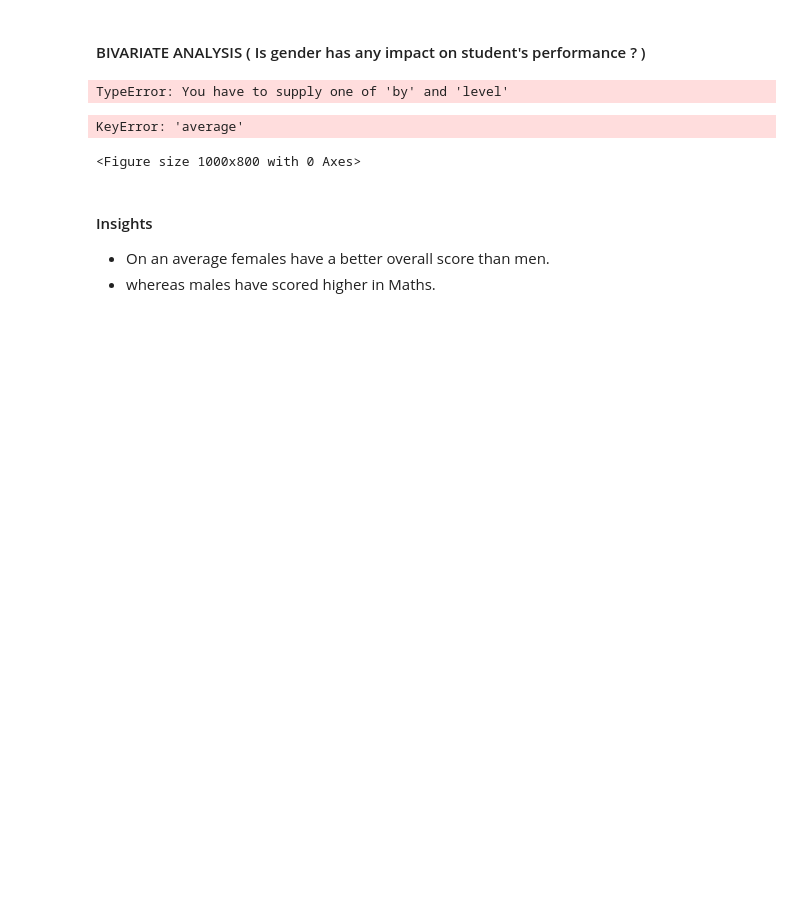
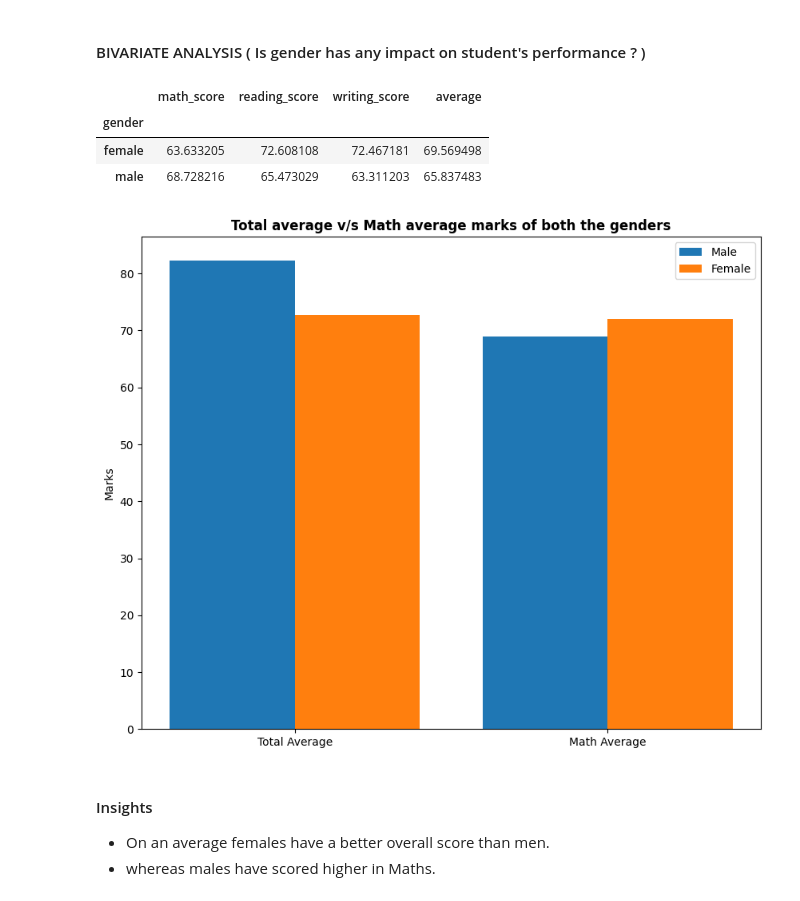
Before and after one commit to galibmulani/MLPROJECT, a Jupyter notebook: src/notebooks/1 . EDA STUDENT PERFORMANCE .ipynb, the cells around one changed output. Cells and saved outputs as stored; diff of their text form; code cells hidden in the pictures; blank space fills up the shorter version.

```diff
--- a/src/notebooks/1 . EDA STUDENT PERFORMANCE .ipynb
+++ b/src/notebooks/1 . EDA STUDENT PERFORMANCE .ipynb
@@ -428,32 +400,34 @@ plt.show()
 # %% [markdown]
 #### BIVARIATE ANALYSIS ( Is gender has any impact on student's performance ? )
 # %%
-gender_group = df.groupby()
+gender_group = df.groupby(df['gender'])[['math_score','reading_score','writing_score','average']].mean()
 gender_group
 # %% [output]
-TypeError: You have to supply one of 'by' and 'level'
+|  | math_score | reading_score | writing_score | average |
+| gender |  |  |  |  |
+| female | 63.633205 | 72.608108 | 72.467181 | 69.569498 |
+| male | 68.728216 | 65.473029 | 63.311203 | 65.837483 |
 # %%
 plt.figure(figsize=(10, 8))
 
 X = ['Total Average','Math Average']
 
 
-female_scores = [gender_group['average'][0], gender_group['math score'][0]]
-male_scores = [gender_group['average'][1], gender_group['math score'][1]]
+female_scores = [df['average'][0], df['math_score'][0]]
+male_scores = [df['average'][1], df['math_score'][1]]
 
 X_axis = np.arange(len(X))
 
 plt.bar(X_axis - 0.2, male_scores, 0.4, label = 'Male')
 plt.bar(X_axis + 0.2, female_scores, 0.4, label = 'Female')
 
 plt.xticks(X_axis, X)
 plt.ylabel("Marks")
 plt.title("Total average v/s Math average marks of both the genders", fontweight='bold')
 plt.legend()
 plt.show()
 # %% [output]
-KeyError: 'average'
-<Figure size 1000x800 with 0 Axes>
+[figure, added]
 # %% [markdown]
 #### Insights
 - On an average females have a better overall score than men.
```
Also changed, not shown: parts of 13 cells of this notebook.
